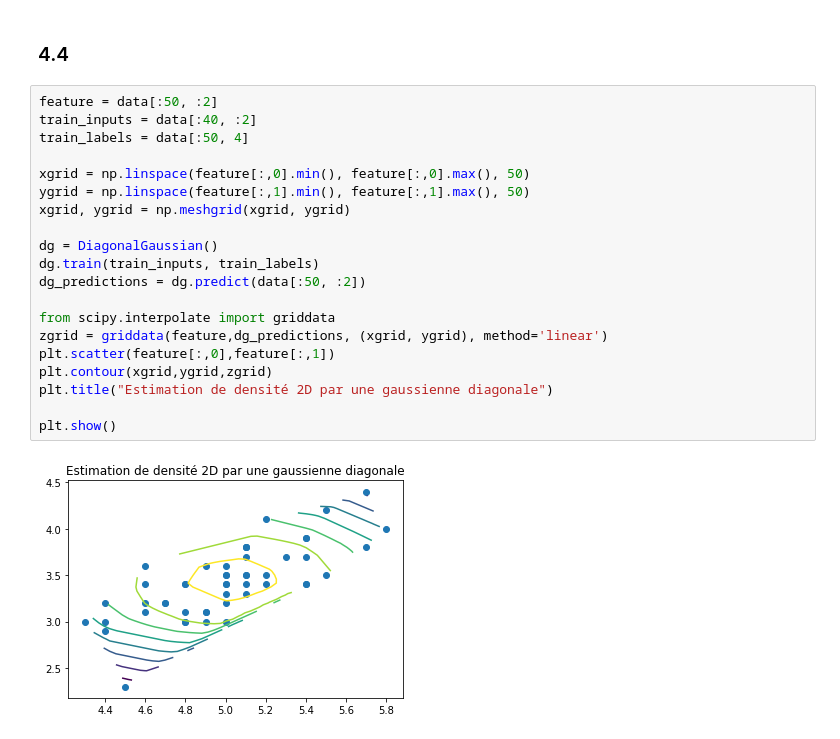
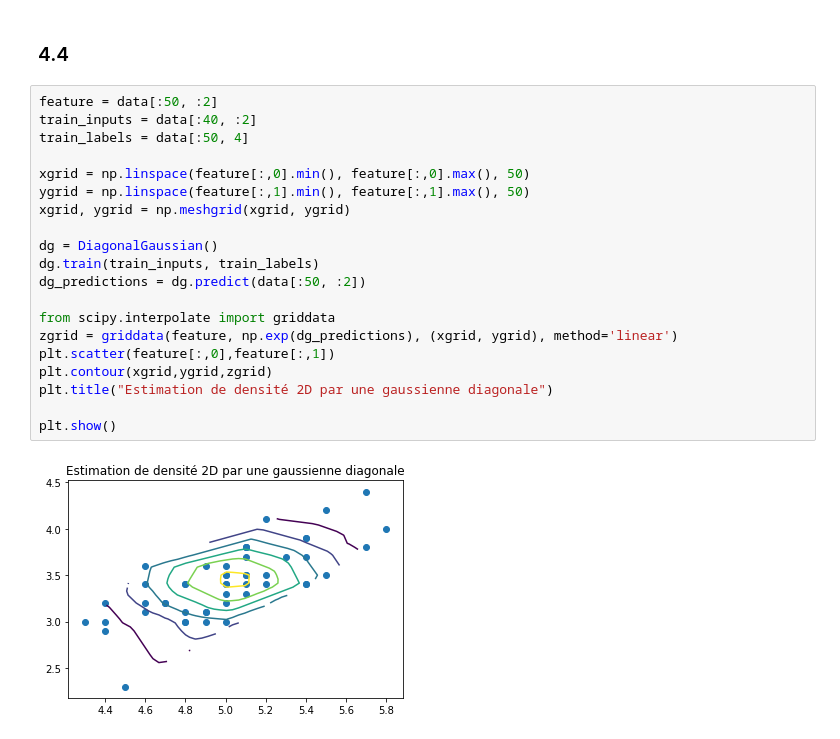
Before and after one commit to PhilippeMarcotte/IFT6390, a Jupyter notebook: Devoir 1/Devoir 1 - Q4.ipynb, the cells around one changed output. Drawn from its saved outputs; the diff is of its cells as text.

```diff
--- a/Devoir 1/Devoir 1 - Q4.ipynb
+++ b/Devoir 1/Devoir 1 - Q4.ipynb
@@ -221,22 +223,22 @@ plt.show()
 # %%
 feature = data[:50, :2]
 train_inputs = data[:40, :2]
 train_labels = data[:50, 4]
 
 xgrid = np.linspace(feature[:,0].min(), feature[:,0].max(), 50)
 ygrid = np.linspace(feature[:,1].min(), feature[:,1].max(), 50)
 xgrid, ygrid = np.meshgrid(xgrid, ygrid)
 
 dg = DiagonalGaussian()
 dg.train(train_inputs, train_labels)
 dg_predictions = dg.predict(data[:50, :2])
 
 from scipy.interpolate import griddata
-zgrid = griddata(feature,dg_predictions, (xgrid, ygrid), method='linear')
+zgrid = griddata(feature, np.exp(dg_predictions), (xgrid, ygrid), method='linear')
 plt.scatter(feature[:,0],feature[:,1])
 plt.contour(xgrid,ygrid,zgrid)
 plt.title("Estimation de densité 2D par une gaussienne diagonale")
 
 plt.show()
 # %% [output]
-[figure, old version]
+[figure, new version]
```
Also changed, not shown: parts of 6 cells of this notebook.
